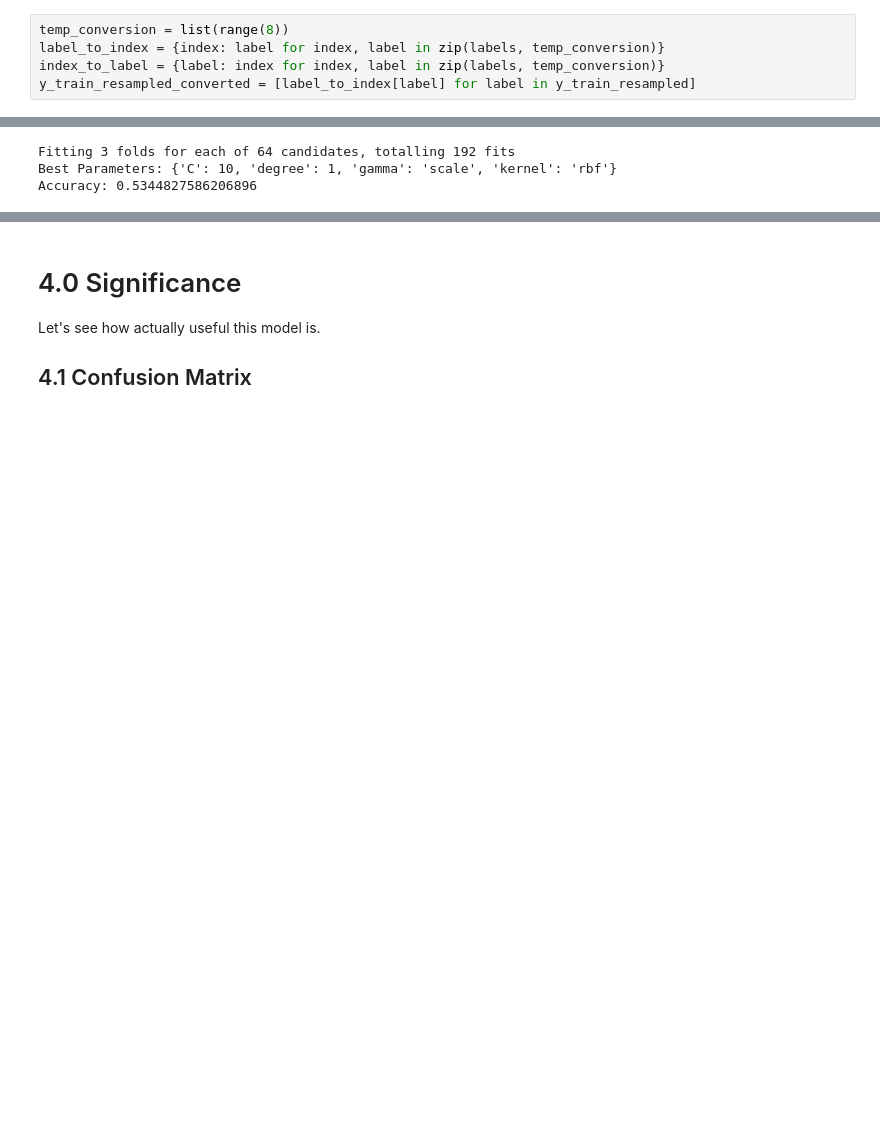
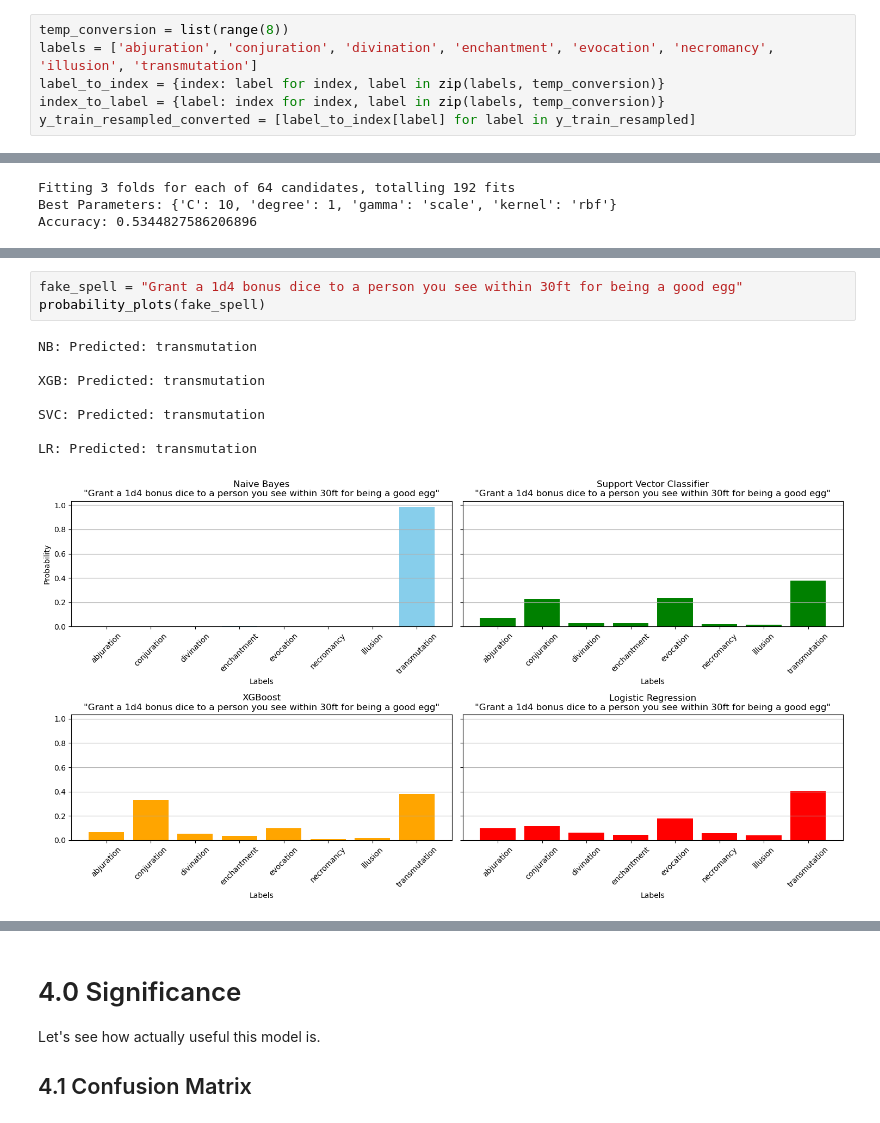
Before and after one commit to RoryThomas16/DND-Data-Scraper, a Jupyter notebook: DND Web Scraper.ipynb, the cells around one changed output, grey strips where cells are left out. Saved outputs shown, nothing was run; the diff lists cells and outputs as text; blank space fills up the shorter version.

Commit message:
Further analysis with Fake Spells

```diff
--- a/DND Web Scraper.ipynb
+++ b/DND Web Scraper.ipynb
@@ -285,6 +286,7 @@ Balanced Counter({'conjuration': 96, 'necromancy': 96, 'transmutation': 96, 'div
 ## 3.2 Classifiers
 # %%
 temp_conversion = list(range(8))
+labels = ['abjuration', 'conjuration', 'divination', 'enchantment', 'evocation', 'necromancy',  'illusion', 'transmutation']
 label_to_index = {index: label for index, label in zip(labels, temp_conversion)}
 index_to_label = {label: index for index, label in zip(labels, temp_conversion)}
 y_train_resampled_converted = [label_to_index[label] for label in y_train_resampled]
@@ -419,0 +456,12 @@ SVC: Predicted: transmutation
+# %%
+fake_spell = "Grant a 1d4 bonus dice to a person you see within 30ft for being a good egg"
+probability_plots(fake_spell)
+# %% [output]
+NB: Predicted: transmutation
+
+XGB: Predicted: transmutation
+
+SVC: Predicted: transmutation
+
+LR: Predicted: transmutation
+[figure, added]
```
Also changed, not shown: parts of 15 cells of this notebook.
